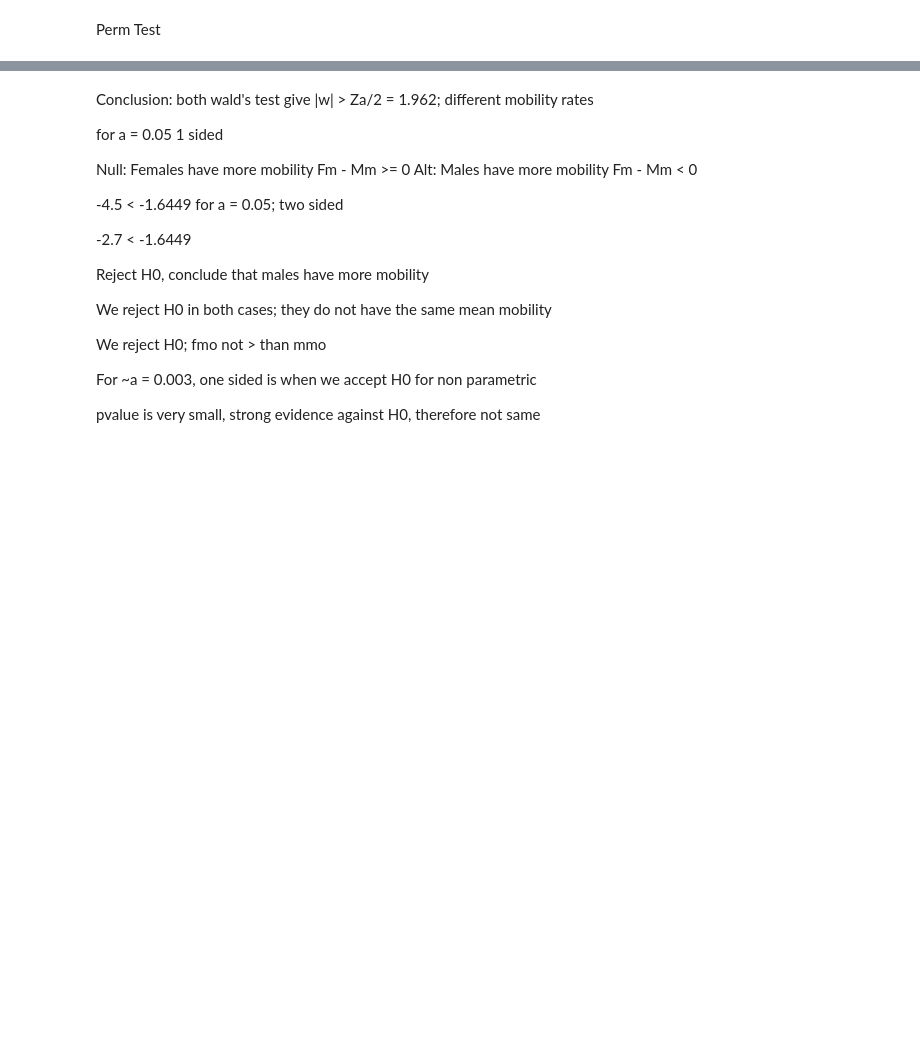
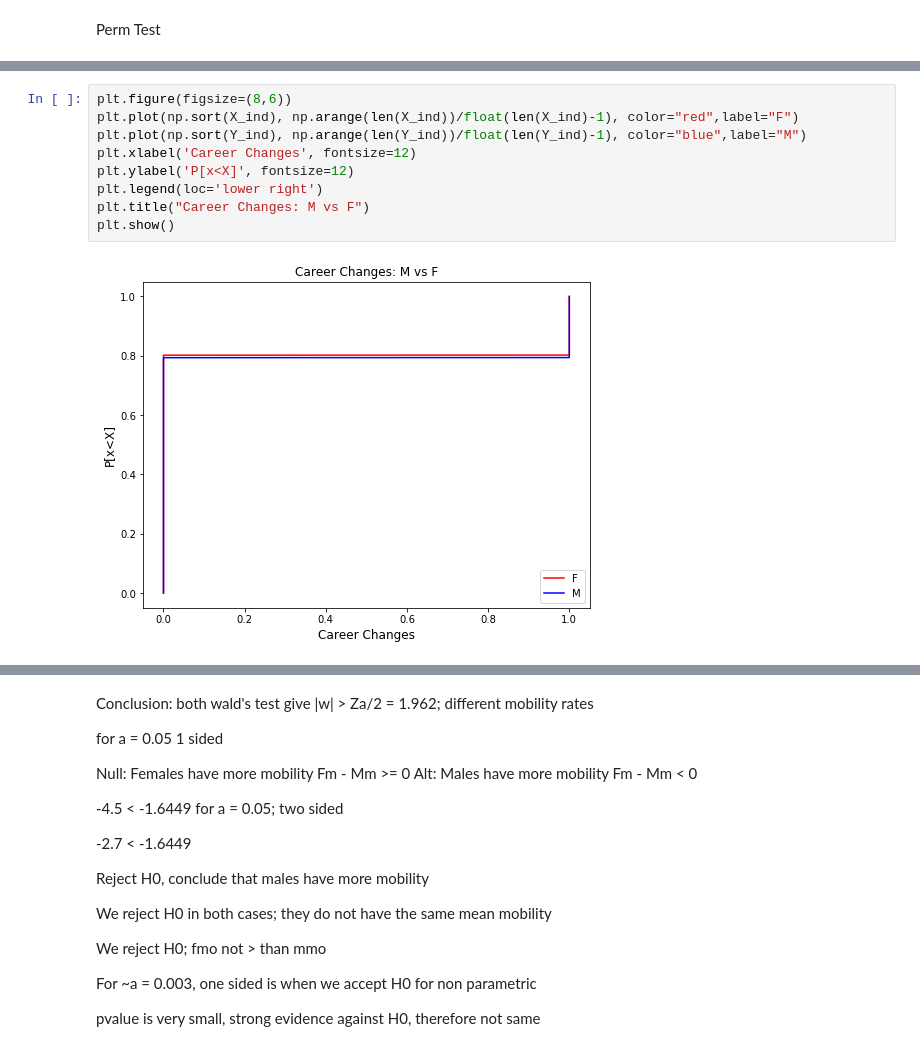
Before and after one commit to iopoi/iowa_state_employee_analysis-, a Jupyter notebook: GenderExHypo.ipynb, the cells around one changed output, grey strips where cells are left out. Saved outputs shown, nothing was run; the diff lists cells and outputs as text; blank space fills up the shorter version.

```diff
--- a/GenderExHypo.ipynb
+++ b/GenderExHypo.ipynb
@@ -977,0 +1044,11 @@ print(p_value/float(trials))
+# %%
+plt.figure(figsize=(8,6))
+plt.plot(np.sort(X_ind), np.arange(len(X_ind))/float(len(X_ind)-1), color="red",label="F")
+plt.plot(np.sort(Y_ind), np.arange(len(Y_ind))/float(len(Y_ind)-1), color="blue",label="M")
+plt.xlabel('Career Changes', fontsize=12)
+plt.ylabel('P[x<X]', fontsize=12)
+plt.legend(loc='lower right')
+plt.title("Career Changes: M vs F")
+plt.show()
+# %% [output]
+[figure, added]
```
Also changed, not shown: parts of 32 cells of this notebook.
